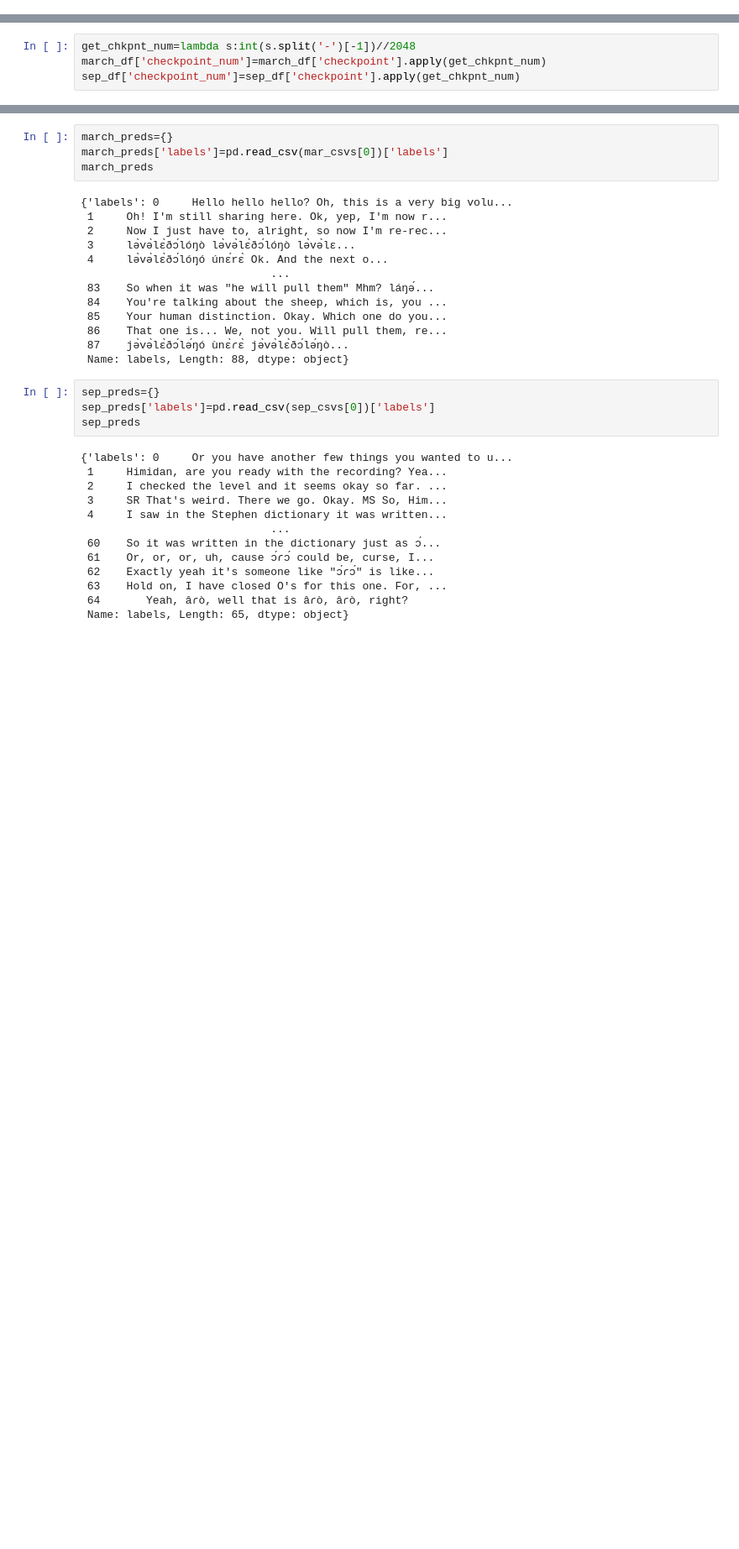
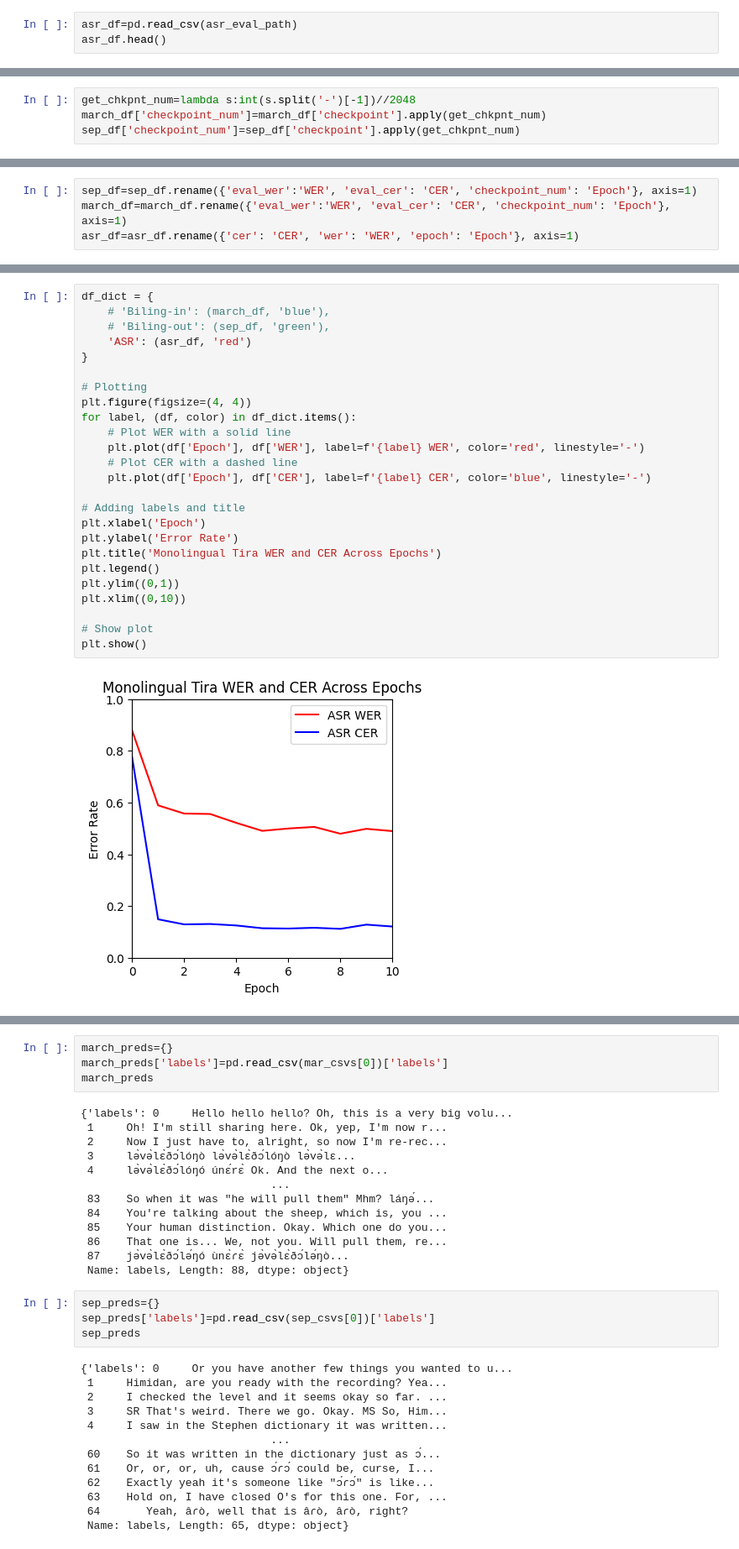
Before and after one commit to markjosims/malachor5, a Jupyter notebook: notebooks/biling_experiment/evaluate.ipynb, the cells around one changed output, grey strips where cells are left out. Shown at 84% size. Cells and saved outputs as stored; diff of their text form; blank space fills up the shorter version.

```diff
--- a/notebooks/biling_experiment/evaluate.ipynb
+++ b/notebooks/biling_experiment/evaluate.ipynb
@@ -26,0 +58,3 @@ sep_df.head()
+# %%
+asr_df=pd.read_csv(asr_eval_path)
+asr_df.head()
@@ -50,0 +72,4 @@ sep_df.plot('checkpoint_num', 'eval_cer', ylim=(0,1))
+# %%
+sep_df=sep_df.rename({'eval_wer':'WER', 'eval_cer': 'CER', 'checkpoint_num': 'Epoch'}, axis=1)
+march_df=march_df.rename({'eval_wer':'WER', 'eval_cer': 'CER', 'checkpoint_num': 'Epoch'}, axis=1)
+asr_df=asr_df.rename({'cer': 'CER', 'wer': 'WER', 'epoch': 'Epoch'}, axis=1)
@@ -50,0 +90,27 @@ sep_df.plot('checkpoint_num', 'eval_cer', ylim=(0,1))
+# %%
+df_dict = {
+    # 'Biling-in': (march_df, 'blue'),
+    # 'Biling-out': (sep_df, 'green'),
+    'ASR': (asr_df, 'red')
+}
+
+# Plotting
+plt.figure(figsize=(4, 4))
+for label, (df, color) in df_dict.items():
+    # Plot WER with a solid line
+    plt.plot(df['Epoch'], df['WER'], label=f'{label} WER', color='red', linestyle='-')
+    # Plot CER with a dashed line
+    plt.plot(df['Epoch'], df['CER'], label=f'{label} CER', color='blue', linestyle='-')
+
+# Adding labels and title
+plt.xlabel('Epoch')
+plt.ylabel('Error Rate')
+plt.title('Monolingual Tira WER and CER Across Epochs')
+plt.legend()
+plt.ylim((0,1))
+plt.xlim((0,10))
+
+# Show plot
+plt.show()
+# %% [output]
+[figure, added]
```
Also changed, not shown: parts of 28 cells of this notebook.
